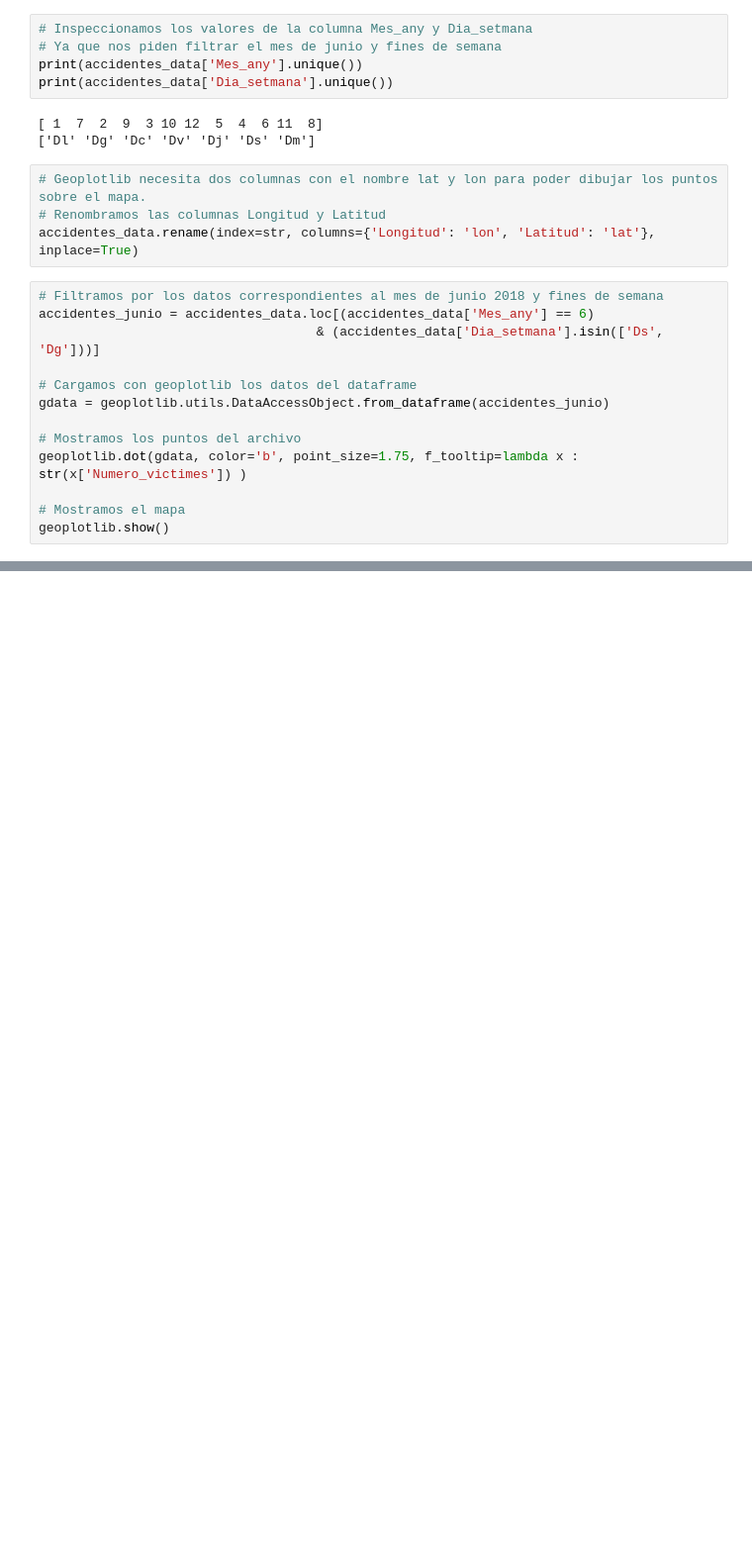
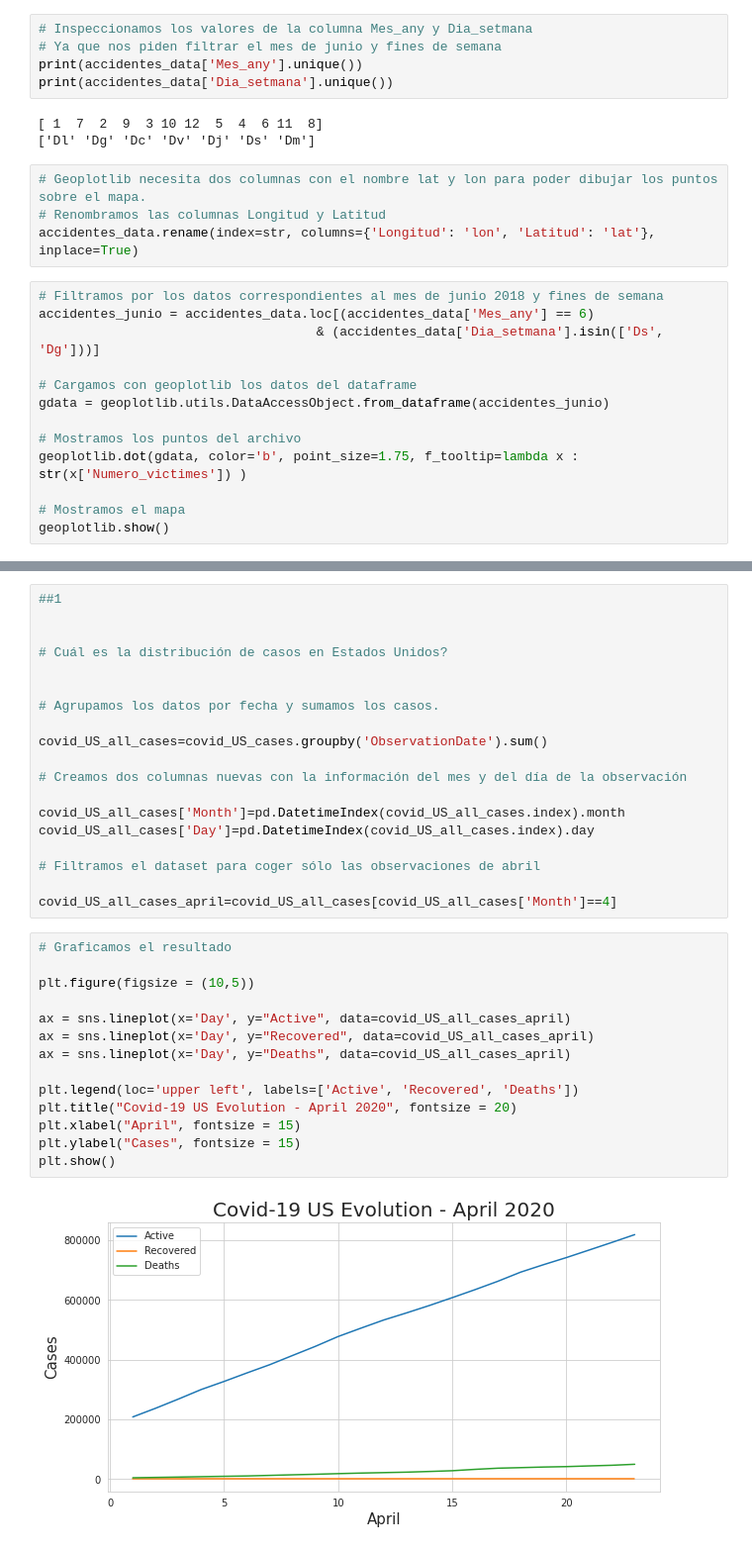
Before and after one commit to bvillenap7/Fundamentos_Data_Science_UOC_PEC8, a Jupyter notebook: prog_datasci_8_vis_ejerciciosResueltos.ipynb, the cells around one changed output, grey strips where cells are left out. Shown at 99% size. Cells and saved outputs as stored; diff of their text form; blank space fills up the shorter version.

```diff
--- a/prog_datasci_8_vis_ejerciciosResueltos.ipynb
+++ b/prog_datasci_8_vis_ejerciciosResueltos.ipynb
@@ -522,0 +583,35 @@ geoplotlib.show()
+# %%
+##1
+
+
+# Cuál es la distribución de casos en Estados Unidos?
+
+
+# Agrupamos los datos por fecha y sumamos los casos.
+
+covid_US_all_cases=covid_US_cases.groupby('ObservationDate').sum()
+
+# Creamos dos columnas nuevas con la información del mes y del día de la observación
+
+covid_US_all_cases['Month']=pd.DatetimeIndex(covid_US_all_cases.index).month
+covid_US_all_cases['Day']=pd.DatetimeIndex(covid_US_all_cases.index).day
+
+# Filtramos el dataset para coger sólo las observaciones de abril
+
+covid_US_all_cases_april=covid_US_all_cases[covid_US_all_cases['Month']==4]
+# %%
+# Graficamos el resultado
+
+plt.figure(figsize = (10,5))
+
+ax = sns.lineplot(x='Day', y="Active", data=covid_US_all_cases_april)
+ax = sns.lineplot(x='Day', y="Recovered", data=covid_US_all_cases_april)
+ax = sns.lineplot(x='Day', y="Deaths", data=covid_US_all_cases_april)
+
+plt.legend(loc='upper left', labels=['Active', 'Recovered', 'Deaths'])
+plt.title("Covid-19 US Evolution - April 2020", fontsize = 20)
+plt.xlabel("April", fontsize = 15)
+plt.ylabel("Cases", fontsize = 15)
+plt.show()
+# %% [output]
+[figure, added]
```
Also changed, not shown: parts of 11 cells of this notebook.
